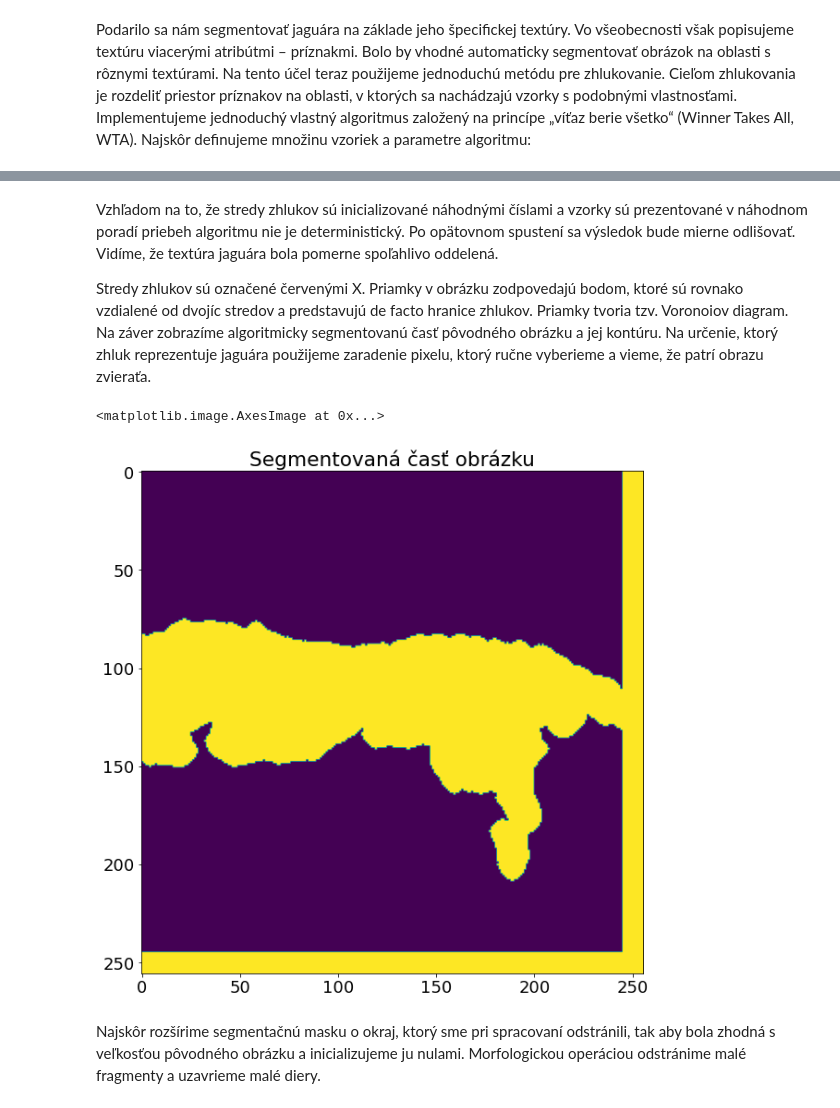
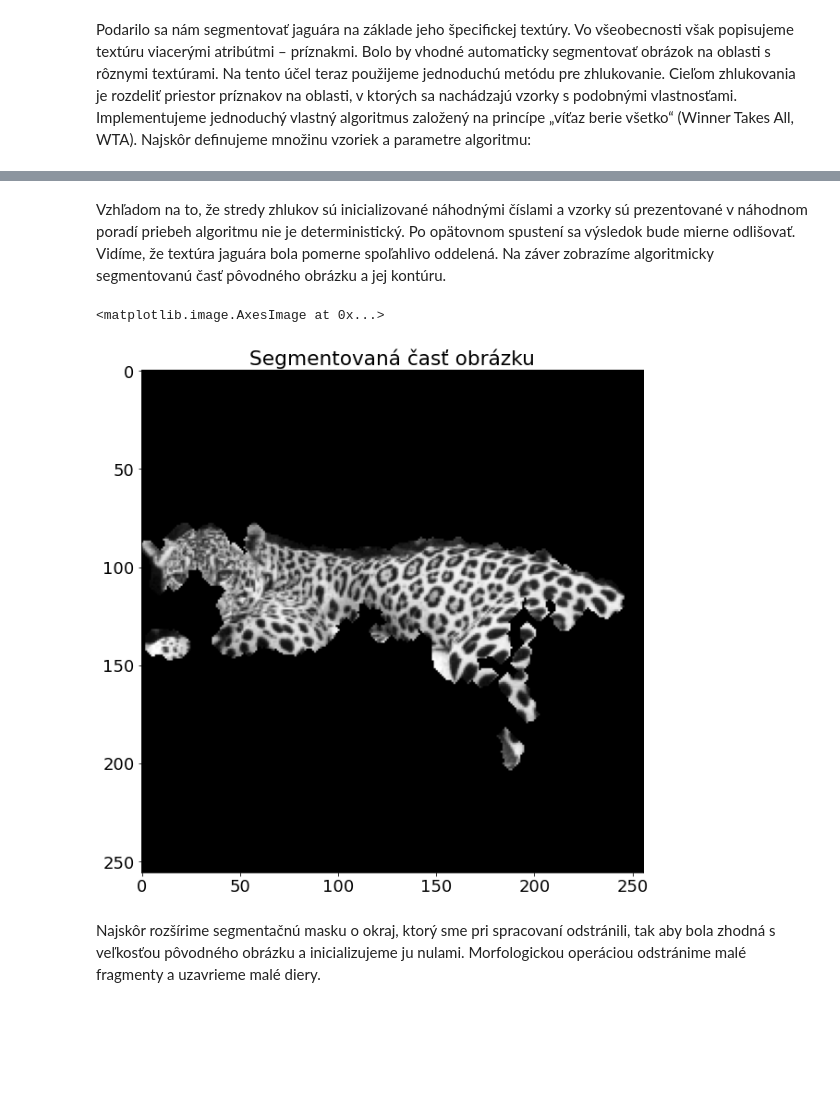
Before and after one commit to Miro001/computer-vision, a Jupyter notebook: 12. Textúry.ipynb, the cells around one changed output, grey strips where cells are left out. Drawn from its saved outputs; the diff is of its cells as text; code cells hidden in the pictures; blank space fills up the shorter version.

```diff
--- a/12. Textúry.ipynb
+++ b/12. Textúry.ipynb
@@ -175,7 +176,7 @@ contrast = np.expand_dims(im_contrast, axis= 2)
 
 X = np.concatenate((energy, contrast), axis= 2)
 n_iter = 5
-n_centers = 3
+n_centers = 2
 alfa = 0.07
 centers = np.random.rand(n_centers, X.shape[2])
 
@@ -196,3 +197,9 @@ for x in range(0, X.shape[0]):
         distances = np.sum((distances**2), axis= 1)
         [value, indx] = [min(distances), np.where(distances == min(distances))]
         output[x, y] = indx[0]
+
+
+plt.figure(figsize= (10, 10))
+plt.title('Segmentácia textúry zhlukovaním')
+RGB_label = label2rgb(output)
+plt.imshow(RGB_label)
@@ -207,26 +209,25 @@ plt.imshow(RGB_label)
 # %% [markdown]
 Vzhľadom na to, že stredy zhlukov sú inicializované náhodnými číslami a vzorky sú prezentované v
 náhodnom poradí priebeh algoritmu nie je deterministický. Po opätovnom spustení sa výsledok
-bude mierne odlišovať. Vidíme, že textúra jaguára bola pomerne spoľahlivo oddelená.
-
-
-Stredy zhlukov sú označené červenými X. Priamky v obrázku zodpovedajú bodom, ktoré sú
-rovnako vzdialené od dvojíc stredov a predstavujú de facto hranice zhlukov. Priamky tvoria tzv.
-Voronoiov diagram. Na záver zobrazíme algoritmicky segmentovanú časť pôvodného obrázku a jej
-kontúru. Na určenie, ktorý zhluk reprezentuje jaguára použijeme zaradenie pixelu, ktorý ručne
-vyberieme a vieme, že patrí obrazu zvieraťa.
+bude mierne odlišovať. Vidíme, že textúra jaguára bola pomerne spoľahlivo oddelená. Na záver
+zobrazíme algoritmicky segmentovanú časť pôvodného obrázku a jej kontúru.
 # %%
 plt.figure(figsize= (10, 10))
 plt.title('Segmentovaná časť obrázku')
-B = RGB_label[:, :, 2]
-out = filters.threshold_otsu(B)
-mask = B < out
+
+chnl = RGB_label[:, :, 2]
+out = filters.threshold_otsu(chnl)
+mask = chnl < out
+
 finalMask = morphology.remove_small_holes(morphology.dilation(morphology.opening(
-                                    mask, morphology.disk(4)), morphology.disk(2)), 256)
-plt.imshow(finalMask)
+                                    mask, morphology.disk(2)), morphology.disk(1)), 256)
+finalMask = morphology.remove_small_objects(finalMask, min_size= 100)
+
+jaguar = I_gray * finalMask
+plt.imshow(jaguar, cmap= 'gray')
 # %% [output]
 <matplotlib.image.AxesImage at 0x...>
-[figure, old version]
+[figure, new version]
 # %% [markdown]
 Najskôr rozšírime segmentačnú masku o okraj, ktorý sme pri spracovaní odstránili, tak aby
 bola zhodná s veľkosťou pôvodného obrázku a inicializujeme ju nulami. Morfologickou operáciou
```
Also changed, not shown: parts of 5 cells of this notebook.
